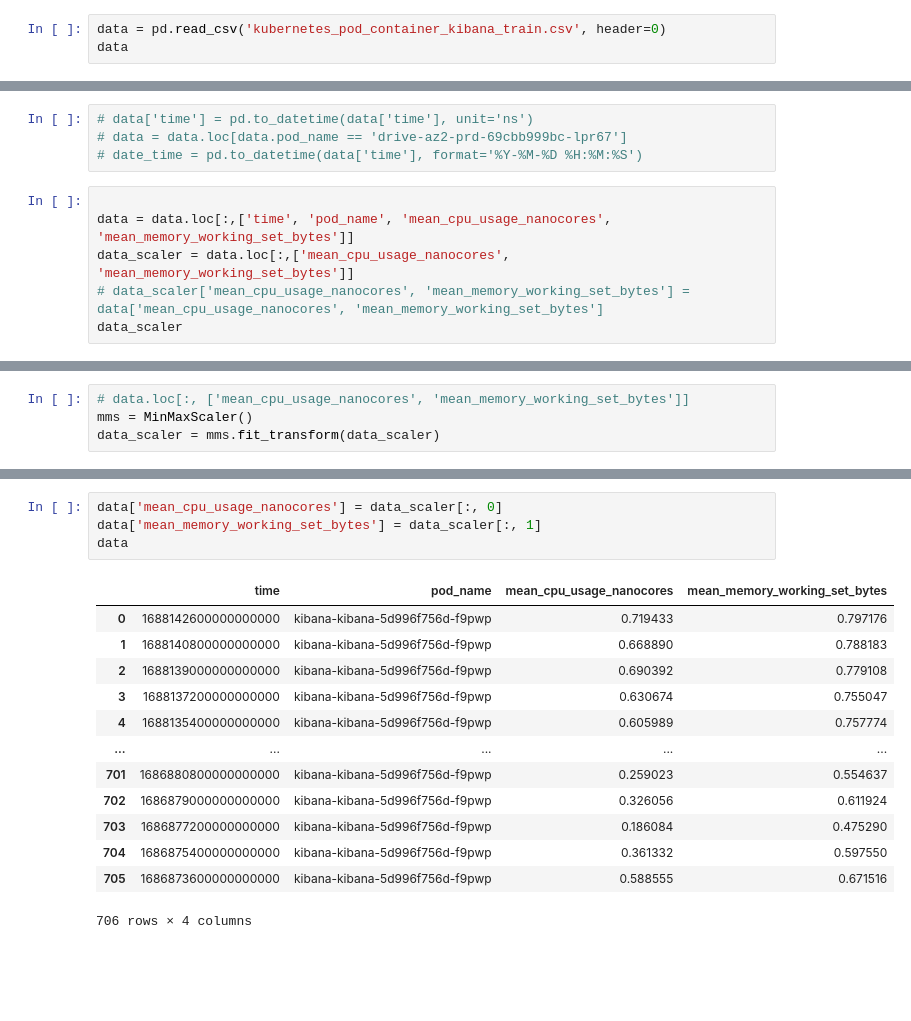
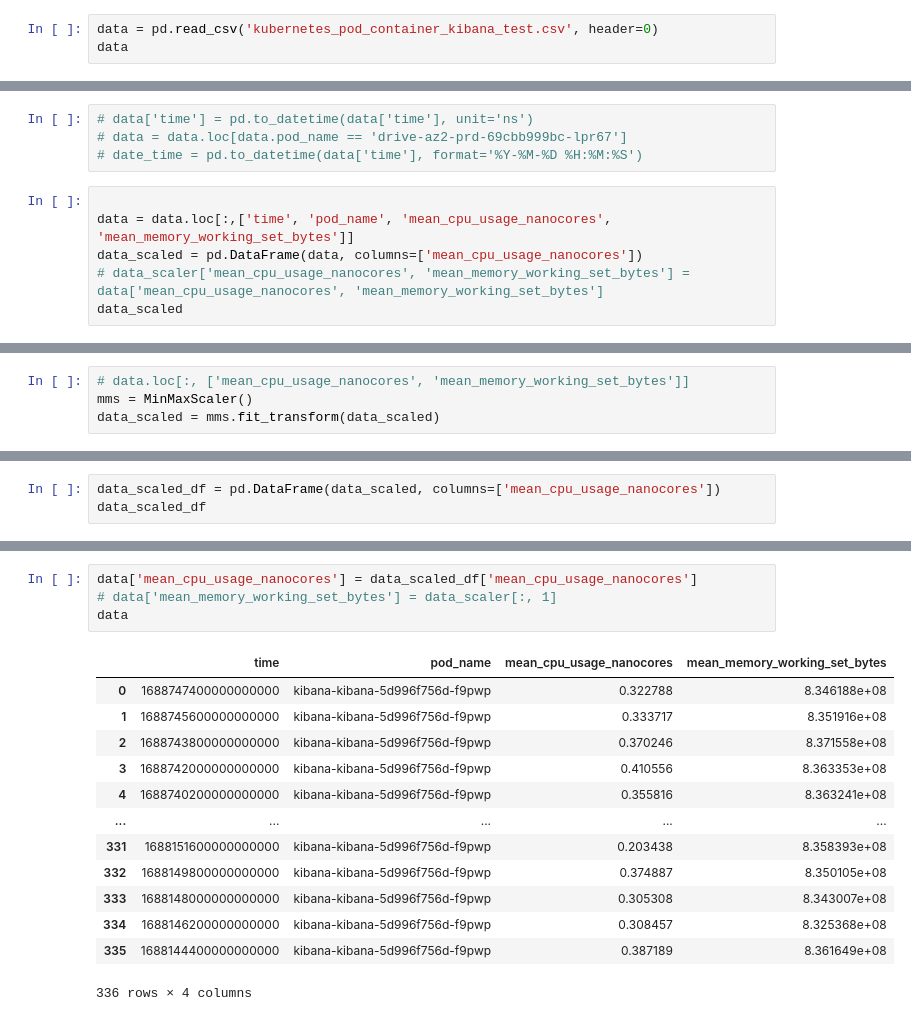
Before and after one commit to sunflower456/DDPG, a Jupyter notebook: input/data_as_graph.ipynb, the cells around one changed output, grey strips where cells are left out. Cells and saved outputs as stored; diff of their text form; blank space fills up the shorter version.

```diff
--- a/input/data_as_graph.ipynb
+++ b/input/data_as_graph.ipynb
@@ -13,7 +13,7 @@ Note: you may need to restart the kernel to use updated packages.
 import pandas as pd
 from sklearn.preprocessing import MinMaxScaler
 # %%
-data = pd.read_csv('kubernetes_pod_container_kibana_train.csv', header=0)
+data = pd.read_csv('kubernetes_pod_container_kibana_test.csv', header=0)
 data
 # %% [output]
 |  | Unnamed: 0 | time | pod_name | mean_cpu_usage_nanocores | mean_memory_working_set_bytes |
@@ -36,7 +36,7 @@ data
 # %%
 
 data = data.loc[:,['time', 'pod_name', 'mean_cpu_usage_nanocores', 'mean_memory_working_set_bytes']]
-data_scaler = data.loc[:,['mean_cpu_usage_nanocores', 'mean_memory_working_set_bytes']]
+data_scaled = pd.DataFrame(data, columns=['mean_cpu_usage_nanocores'])
 # data_scaler['mean_cpu_usage_nanocores', 'mean_memory_working_set_bytes'] = data['mean_cpu_usage_nanocores', 'mean_memory_working_set_bytes']
-data_scaler
+data_scaled
 # %% [output]
@@ -56,4 +56,4 @@ data_scaler
 # %%
 # data.loc[:, ['mean_cpu_usage_nanocores', 'mean_memory_working_set_bytes']]
 mms = MinMaxScaler()
-data_scaler = mms.fit_transform(data_scaler)
+data_scaled = mms.fit_transform(data_scaled)
@@ -69,0 +60,3 @@ array([[0.7194329 , 0.79717644],
+# %%
+data_scaled_df = pd.DataFrame(data_scaled, columns=['mean_cpu_usage_nanocores'])
+data_scaled_df
@@ -70,19 +77,19 @@ array([[0.7194329 , 0.79717644],
 # %%
-data['mean_cpu_usage_nanocores'] = data_scaler[:, 0]
-data['mean_memory_working_set_bytes'] = data_scaler[:, 1]
+data['mean_cpu_usage_nanocores'] = data_scaled_df['mean_cpu_usage_nanocores']
+# data['mean_memory_working_set_bytes'] = data_scaler[:, 1]
 data
 # %% [output]
 |  | time | pod_name | mean_cpu_usage_nanocores | mean_memory_working_set_bytes |
-| 0 | 1688142600000000000 | kibana-kibana-5d996f756d-f9pwp | 0.719433 | 0.797176 |
-| 1 | 1688140800000000000 | kibana-kibana-5d996f756d-f9pwp | 0.668890 | 0.788183 |
-| 2 | 1688139000000000000 | kibana-kibana-5d996f756d-f9pwp | 0.690392 | 0.779108 |
-| 3 | 1688137200000000000 | kibana-kibana-5d996f756d-f9pwp | 0.630674 | 0.755047 |
-| 4 | 1688135400000000000 | kibana-kibana-5d996f756d-f9pwp | 0.605989 | 0.757774 |
+| 0 | 1688747400000000000 | kibana-kibana-5d996f756d-f9pwp | 0.322788 | 8.346188e+08 |
+| 1 | 1688745600000000000 | kibana-kibana-5d996f756d-f9pwp | 0.333717 | 8.351916e+08 |
+| 2 | 1688743800000000000 | kibana-kibana-5d996f756d-f9pwp | 0.370246 | 8.371558e+08 |
+| 3 | 1688742000000000000 | kibana-kibana-5d996f756d-f9pwp | 0.410556 | 8.363353e+08 |
+| 4 | 1688740200000000000 | kibana-kibana-5d996f756d-f9pwp | 0.355816 | 8.363241e+08 |
 | ... | ... | ... | ... | ... |
-| 701 | 1686880800000000000 | kibana-kibana-5d996f756d-f9pwp | 0.259023 | 0.554637 |
-| 702 | 1686879000000000000 | kibana-kibana-5d996f756d-f9pwp | 0.326056 | 0.611924 |
-| 703 | 1686877200000000000 | kibana-kibana-5d996f756d-f9pwp | 0.186084 | 0.475290 |
-| 704 | 1686875400000000000 | kibana-kibana-5d996f756d-f9pwp | 0.361332 | 0.597550 |
-| 705 | 1686873600000000000 | kibana-kibana-5d996f756d-f9pwp | 0.588555 | 0.671516 |
+| 331 | 1688151600000000000 | kibana-kibana-5d996f756d-f9pwp | 0.203438 | 8.358393e+08 |
+| 332 | 1688149800000000000 | kibana-kibana-5d996f756d-f9pwp | 0.374887 | 8.350105e+08 |
+| 333 | 1688148000000000000 | kibana-kibana-5d996f756d-f9pwp | 0.305308 | 8.343007e+08 |
+| 334 | 1688146200000000000 | kibana-kibana-5d996f756d-f9pwp | 0.308457 | 8.325368e+08 |
+| 335 | 1688144400000000000 | kibana-kibana-5d996f756d-f9pwp | 0.387189 | 8.361649e+08 |
-706 rows × 4 columns
+336 rows × 4 columns
 # %%
```
Also changed, not shown: parts of 7 cells of this notebook, 3 other files.
